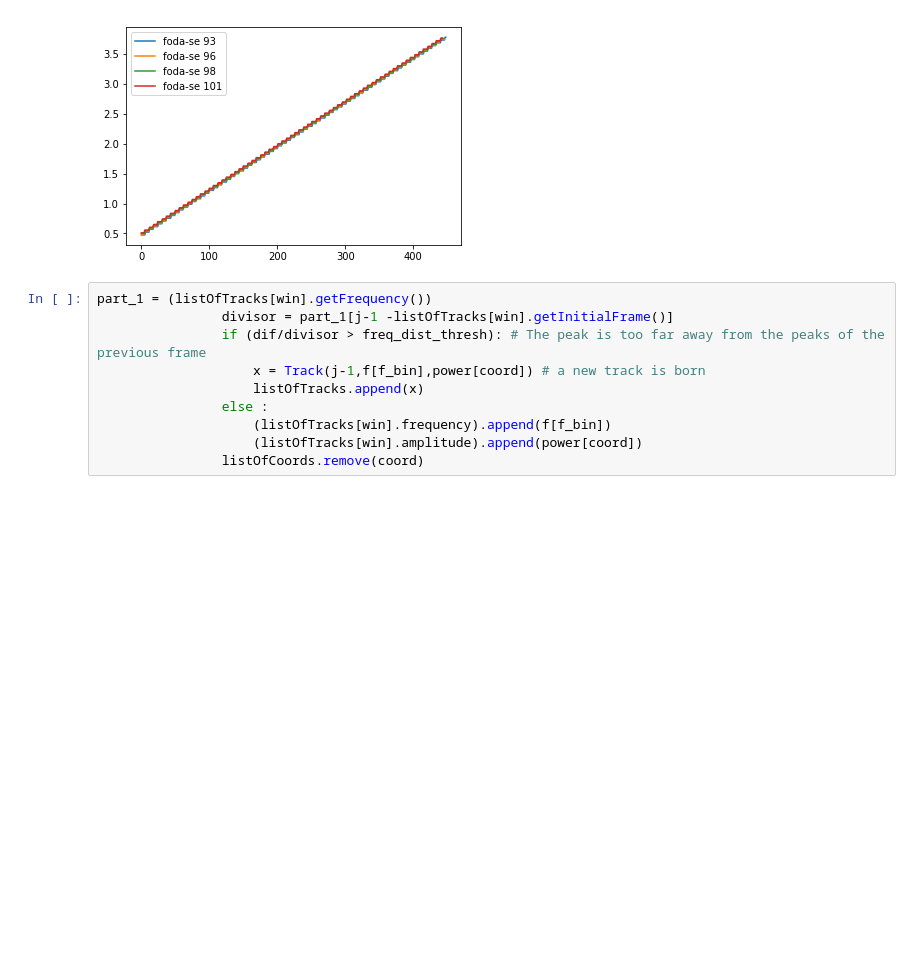
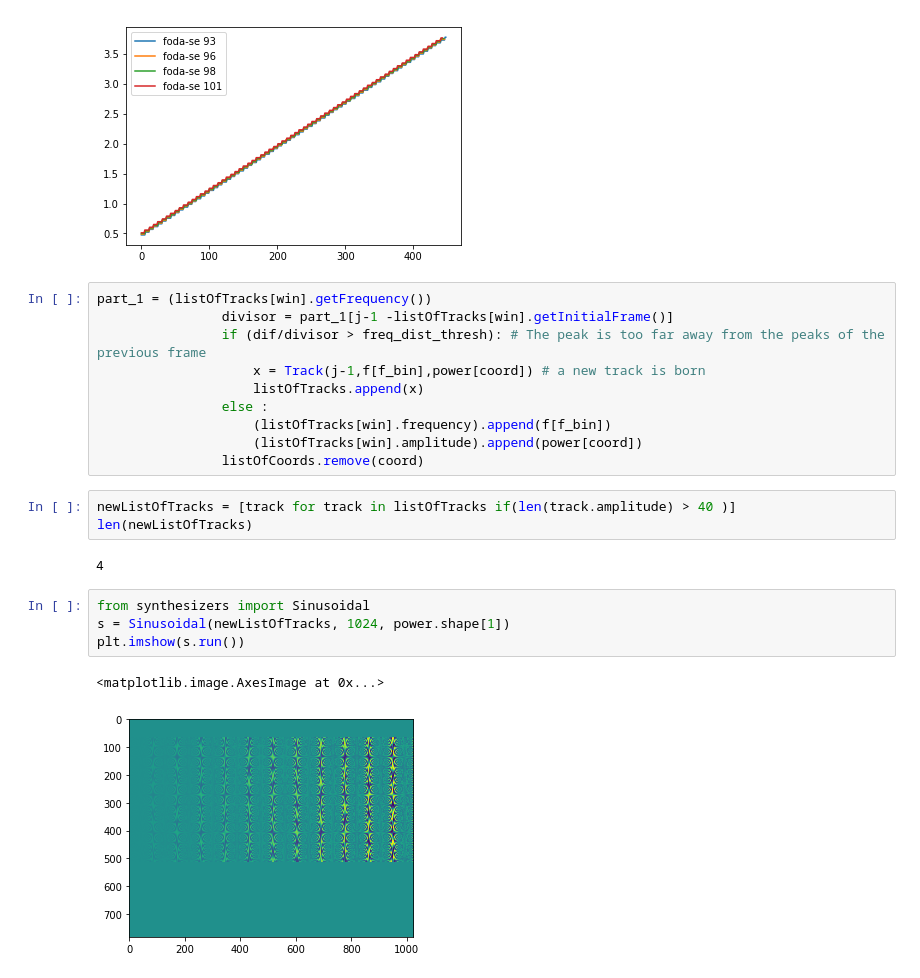
Before and after one commit to pedrolisboa/AudioDSP, a Jupyter notebook: analise-tempo-frequencia/notebooks/ex_2/Tracking_test_new.ipynb, the cells around one changed output. Saved outputs shown, nothing was run; the diff lists cells and outputs as text; blank space fills up the shorter version.

```diff
--- a/analise-tempo-frequencia/notebooks/ex_2/Tracking_test_new.ipynb
+++ b/analise-tempo-frequencia/notebooks/ex_2/Tracking_test_new.ipynb
@@ -203,3 +203,15 @@ part_1 = (listOfTracks[win].getFrequency())
                     (listOfTracks[win].frequency).append(f[f_bin])
                     (listOfTracks[win].amplitude).append(power[coord])
                 listOfCoords.remove(coord)
+# %%
+newListOfTracks = [track for track in listOfTracks if(len(track.amplitude) > 40 )]
+len(newListOfTracks)
+# %% [output]
+4
+# %%
+from synthesizers import Sinusoidal
+s = Sinusoidal(newListOfTracks, 1024, power.shape[1])
+plt.imshow(s.run())
+# %% [output]
+<matplotlib.image.AxesImage at 0x...>
+[figure, added]
```
Also changed, not shown: 8 other files.
